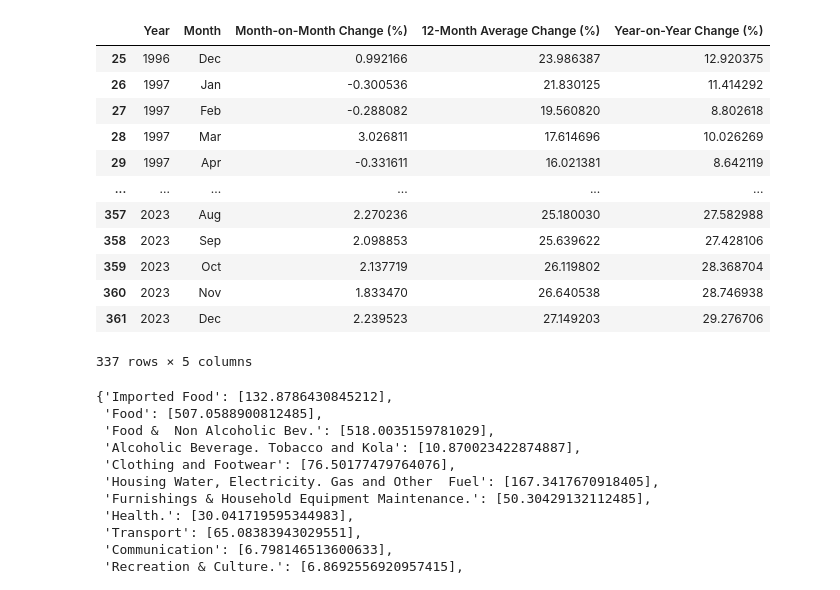
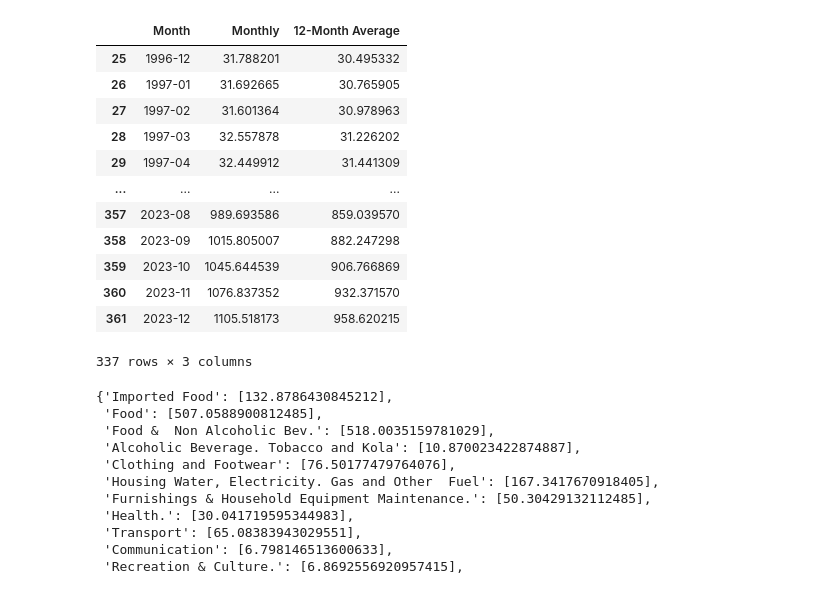
Before and after one commit to MartinsAwojide/inflation_nowcast, a Jupyter notebook: cpi_collation.ipynb, the cells around one changed output. Cells and saved outputs as stored; diff of their text form; code cells hidden in the pictures.

```diff
--- a/data_utils.ipynb
+++ b/cpi_collation.ipynb
@@ -233,23 +254,47 @@ def get_composite_cpi_data(report=cpi_2024, data_type="cpi", index_type="all_ind
             return full_df.iloc[:, 0:4]
         elif data_type == "ratio":
             return full_df.iloc[:, [0, 1, 4, 6, 5]]
+# %%
+# similar function for composite using index_type and data_type
+def get_composite_cpi_data_and_save(report=cpi_2024, data_type="cpi", index_type="all_index"):
+
+    # Get the CPI data
+    cpi_data_df = get_composite_cpi_data(report=report, data_type=data_type, index_type=index_type)
+
+    # Format the Month column to YYYY-MM format
+    cpi_data_df['Month'] = cpi_data_df.apply(lambda row: f'{row["Year"]}-{datetime.strptime(row["Month"], "%b").strftime("%m")}', axis=1)
+
+    # Drop the Year column
+    cpi_data_df.drop(columns=['Year'], inplace=True)
+
+    # Save the modified DataFrame to a CSV file
+    csv_filename = f"{index_type}_{data_type}.csv"
+    cpi_data_df.to_csv(csv_filename, index=False)
+
+    return cpi_data_df
 # %%
-# get_composite_cpi_data(index_type="all_less_farm_produce_and_energy")
-get_composite_cpi_data(index_type="all_less_farm_produce_and_energy", data_type="ratio")
+get_composite_cpi_data_and_save(index_type="all_less_farm_produce_and_energy", data_type="ratio")
+get_composite_cpi_data_and_save(index_type="all_less_farm_produce_and_energy", data_type="cpi")
+
+get_composite_cpi_data_and_save(index_type="all_index", data_type="ratio")
+get_composite_cpi_data_and_save(index_type="all_index", data_type="cpi")
+
+get_composite_cpi_data_and_save(index_type="food", data_type="ratio")
+get_composite_cpi_data_and_save(index_type="food", data_type="cpi")
 # %% [output]
-|  | Year | Month | Month-on-Month Change (%) | 12-Month Average Change (%) | Year-on-Year Change (%) |
-| 25 | 1996 | Dec | 0.992166 | 23.986387 | 12.920375 |
-| 26 | 1997 | Jan | -0.300536 | 21.830125 | 11.414292 |
-| 27 | 1997 | Feb | -0.288082 | 19.560820 | 8.802618 |
-| 28 | 1997 | Mar | 3.026811 | 17.614696 | 10.026269 |
-| 29 | 1997 | Apr | -0.331611 | 16.021381 | 8.642119 |
-| ... | ... | ... | ... | ... | ... |
-| 357 | 2023 | Aug | 2.270236 | 25.180030 | 27.582988 |
-| 358 | 2023 | Sep | 2.098853 | 25.639622 | 27.428106 |
-| 359 | 2023 | Oct | 2.137719 | 26.119802 | 28.368704 |
-| 360 | 2023 | Nov | 1.833470 | 26.640538 | 28.746938 |
-| 361 | 2023 | Dec | 2.239523 | 27.149203 | 29.276706 |
+|  | Month | Monthly | 12-Month Average |
+| 25 | 1996-12 | 31.788201 | 30.495332 |
+| 26 | 1997-01 | 31.692665 | 30.765905 |
+| 27 | 1997-02 | 31.601364 | 30.978963 |
+| 28 | 1997-03 | 32.557878 | 31.226202 |
+| 29 | 1997-04 | 32.449912 | 31.441309 |
+| ... | ... | ... | ... |
+| 357 | 2023-08 | 989.693586 | 859.039570 |
+| 358 | 2023-09 | 1015.805007 | 882.247298 |
+| 359 | 2023-10 | 1045.644539 | 906.766869 |
+| 360 | 2023-11 | 1076.837352 | 932.371570 |
+| 361 | 2023-12 | 1105.518173 | 958.620215 |
-337 rows × 5 columns
+337 rows × 3 columns
 # %%
 # get price basket
 
```
Also changed, not shown: parts of 3 cells of this notebook, 23 other files.
